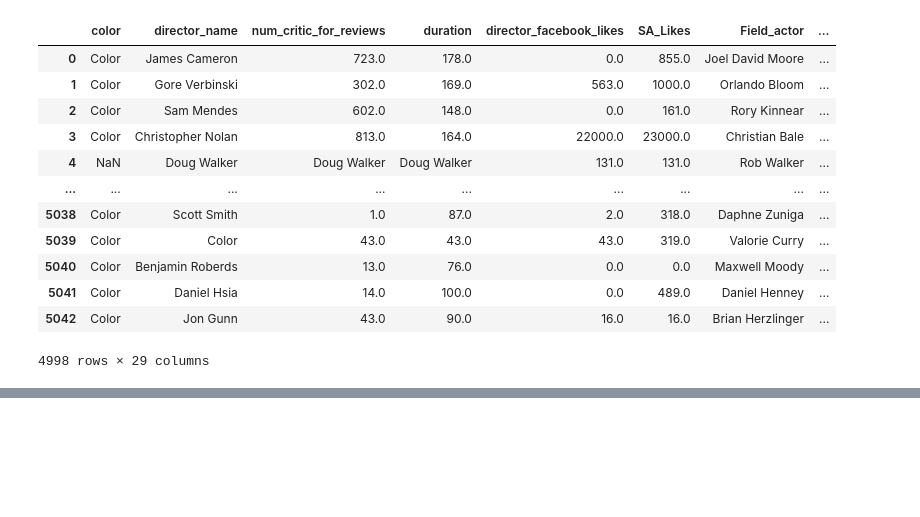
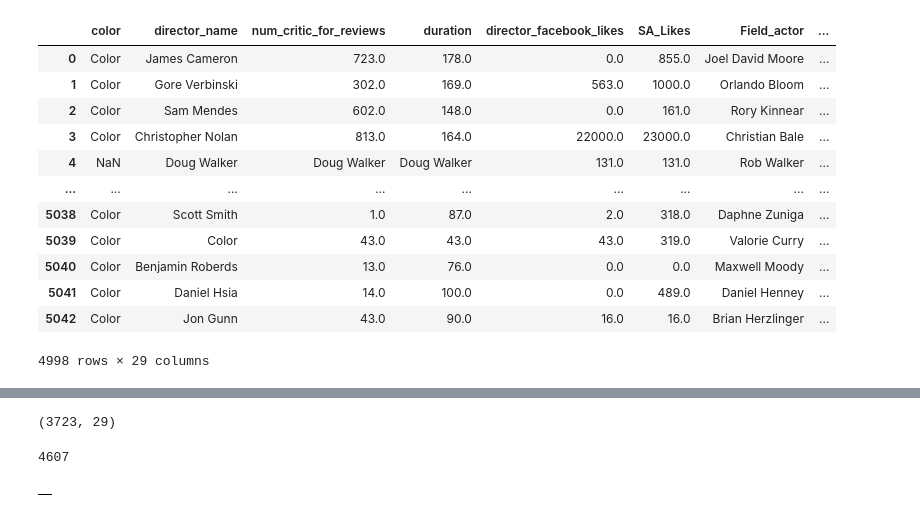
Before and after one commit to SamBoss19/Datasets, a Jupyter notebook: DataCleaning.ipynb, the cells around one changed output, grey strips where cells are left out. Saved outputs shown, nothing was run; the diff lists cells and outputs as text; code cells hidden in the pictures; blank space fills up the shorter version.

```diff
--- a/DataCleaning.ipynb
+++ b/DataCleaning.ipynb
@@ -537,0 +576,13 @@ df9
+# %%
+df12 = df1.dropna()
+df12.shape
+# %% [output]
+(3723, 29)
+# %%
+884 +3723
+# %% [output]
+4607
+# %%
+df1.groupby('genres').fillna(value = round(df1.gross.mean(),2), inplace = True)
+# %% [output]
+|  |
```
Also changed, not shown: parts of 6 cells of this notebook.
